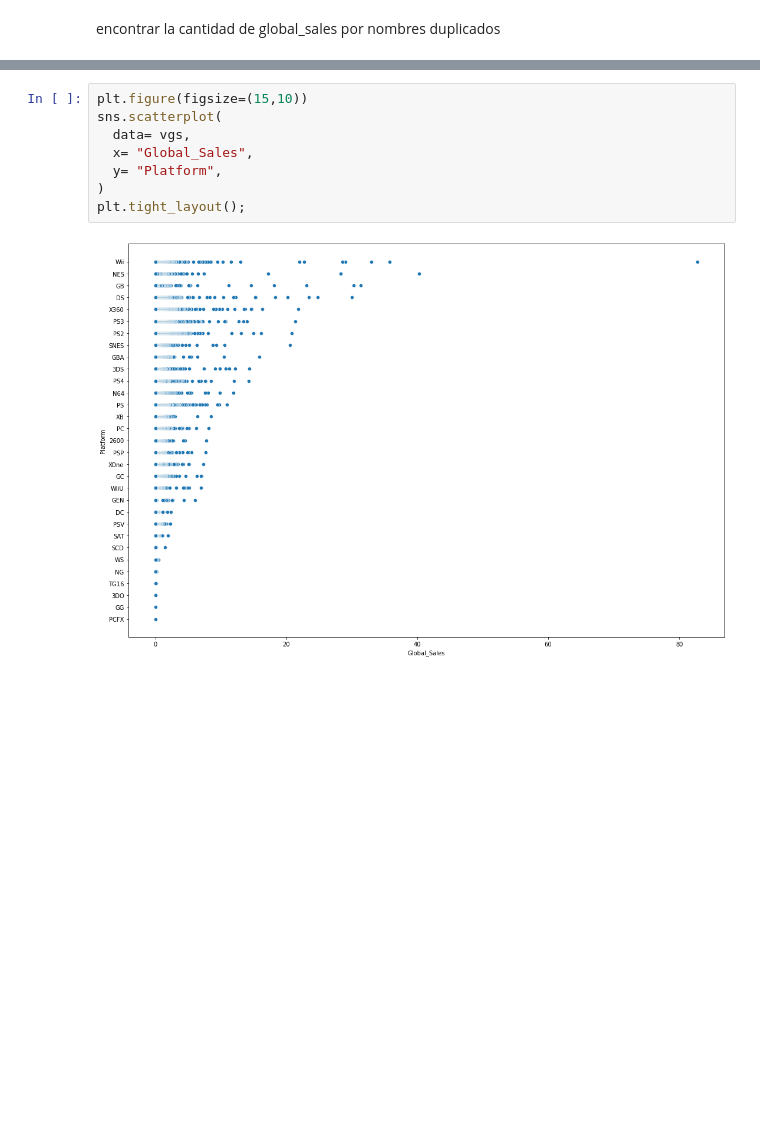
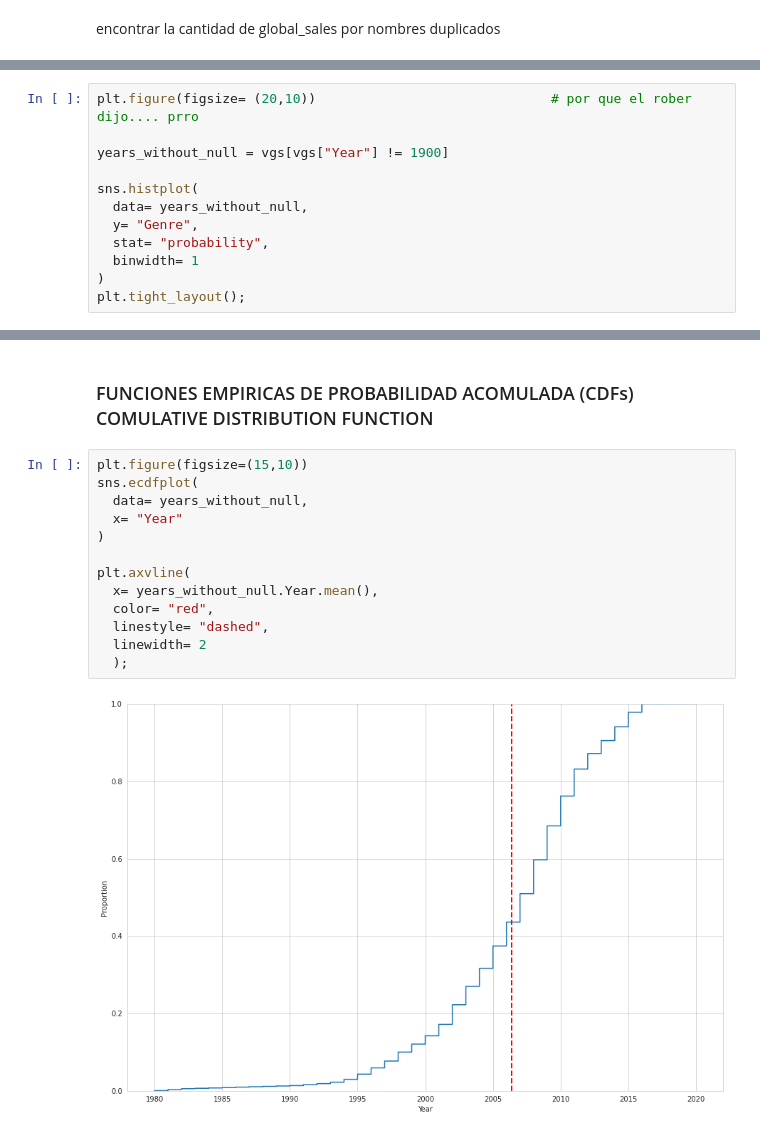
Before and after one commit to Gapcroz/Videogame-Sales-Analysis-, a Jupyter notebook: videogames_sales/vg_sales.ipynb, the cells around one changed output, grey strips where cells are left out. Cells and saved outputs as stored; diff of their text form; blank space fills up the shorter version.

```diff
--- a/videogames_sales/vg_sales.ipynb
+++ b/videogames_sales/vg_sales.ipynb
@@ -484,0 +511,12 @@ encontrar la cantidad de global_sales por nombres duplicados
+# %%
+plt.figure(figsize= (20,10))                              # por que el rober dijo.... prro
+
+years_without_null = vgs[vgs["Year"] != 1900]
+
+sns.histplot(
+  data= years_without_null,
+  y= "Genre",
+  stat= "probability",
+  binwidth= 1
+)
+plt.tight_layout();
@@ -485,10 +547,17 @@ encontrar la cantidad de global_sales por nombres duplicados
+# %% [markdown]
+### FUNCIONES EMPIRICAS DE PROBABILIDAD ACOMULADA (CDFs) COMULATIVE DISTRIBUTION FUNCTION
 # %%
 plt.figure(figsize=(15,10))
-sns.scatterplot(
-  data= vgs,
-  x= "Global_Sales",
-  y= "Platform",
+sns.ecdfplot(
+  data= years_without_null,
+  x= "Year"
 )
-plt.tight_layout();
+
+plt.axvline(
+  x= years_without_null.Year.mean(),
+  color= "red",
+  linestyle= "dashed",
+  linewidth= 2
+  );
 # %% [output]
-[figure, old version]
+[figure, new version]
```
Also changed, not shown: parts of 17 cells of this notebook.
